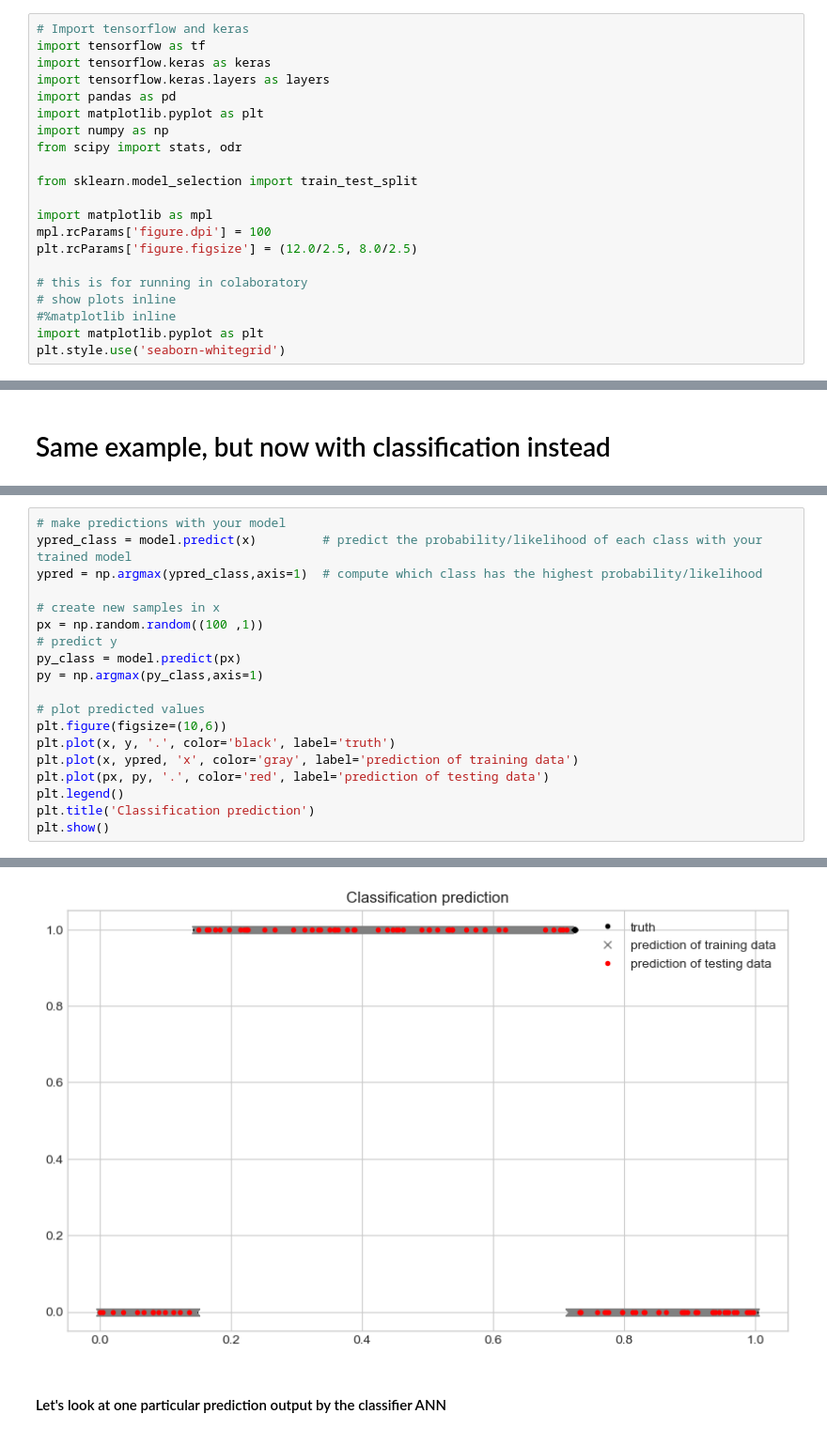
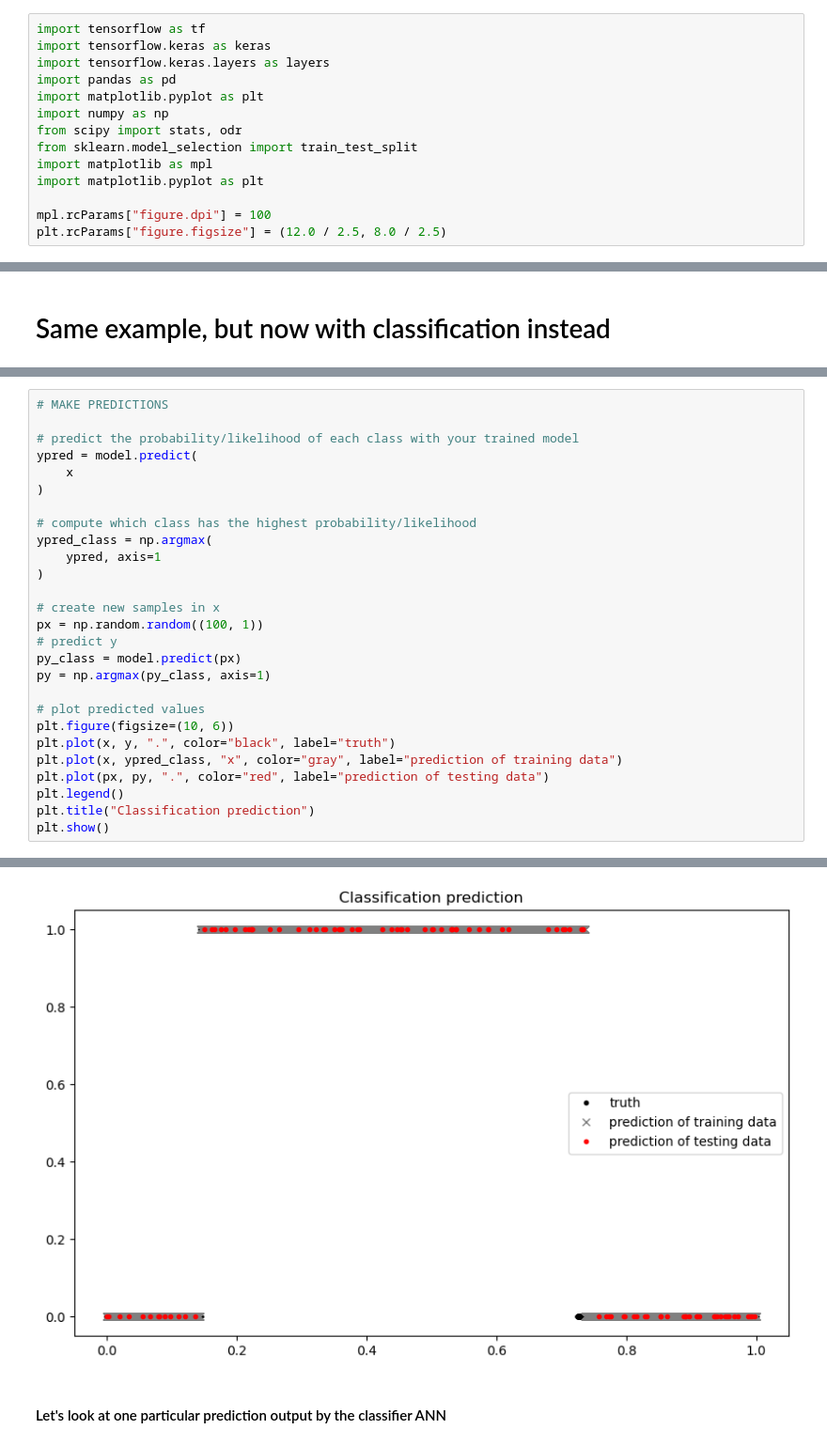
Before and after one commit to eabarnes1010/course_objective_analysis, a Jupyter notebook: code/ann_basics.ipynb, the cells around one changed output, grey strips where cells are left out. Shown at 94% size. Saved outputs shown, nothing was run; the diff lists cells and outputs as text.

```diff
--- a/code/ann_basics.ipynb
+++ b/code/ann_basics.ipynb
@@ -7,5 +7,4 @@ Below is a simple example of how to code a neural network using keras tensor flo
 # %%
-# Import tensorflow and keras
 import tensorflow as tf
 import tensorflow.keras as keras
 import tensorflow.keras.layers as layers
@@ -13,17 +12,11 @@ import pandas as pd
 import matplotlib.pyplot as plt
 import numpy as np
 from scipy import stats, odr
+from sklearn.model_selection import train_test_split
+import matplotlib as mpl
+import matplotlib.pyplot as plt
 
-from sklearn.model_selection import train_test_split
-
-import matplotlib as mpl
-mpl.rcParams['figure.dpi'] = 100
-plt.rcParams['figure.figsize'] = (12.0/2.5, 8.0/2.5)
-
-# this is for running in colaboratory
-# show plots inline
-#%matplotlib inline
-import matplotlib.pyplot as plt
-plt.style.use('seaborn-whitegrid')
+mpl.rcParams["figure.dpi"] = 100
+plt.rcParams["figure.figsize"] = (12.0 / 2.5, 8.0 / 2.5)
 # %%
 # random numbers
@@ -364,20 +457,28 @@ ypred_class = model.predict(x)         # predict the probability/likelihood of e
 # %%
-# make predictions with your model
-ypred_class = model.predict(x)         # predict the probability/likelihood of each class with your trained model
-ypred = np.argmax(ypred_class,axis=1)  # compute which class has the highest probability/likelihood
+# MAKE PREDICTIONS
+
+# predict the probability/likelihood of each class with your trained model
+ypred = model.predict(
+    x
+)
+
+# compute which class has the highest probability/likelihood
+ypred_class = np.argmax(
+    ypred, axis=1
+)
 
 # create new samples in x
-px = np.random.random((100 ,1))
+px = np.random.random((100, 1))
 # predict y
 py_class = model.predict(px)
-py = np.argmax(py_class,axis=1)
+py = np.argmax(py_class, axis=1)
 
 # plot predicted values
-plt.figure(figsize=(10,6))
-plt.plot(x, y, '.', color='black', label='truth')
-plt.plot(x, ypred, 'x', color='gray', label='prediction of training data')
-plt.plot(px, py, '.', color='red', label='prediction of testing data')
+plt.figure(figsize=(10, 6))
+plt.plot(x, y, ".", color="black", label="truth")
+plt.plot(x, ypred_class, "x", color="gray", label="prediction of training data")
+plt.plot(px, py, ".", color="red", label="prediction of testing data")
 plt.legend()
-plt.title('Classification prediction')
+plt.title("Classification prediction")
 plt.show()
 # %% [output]
@@ -384,4 +487,4 @@ plt.show()
-[figure, old version]
+[figure, new version]
 # %% [markdown]
 #### Let's look at one particular prediction output by the classifier ANN
 # %%
```
Also changed, not shown: parts of 16 cells of this notebook.
